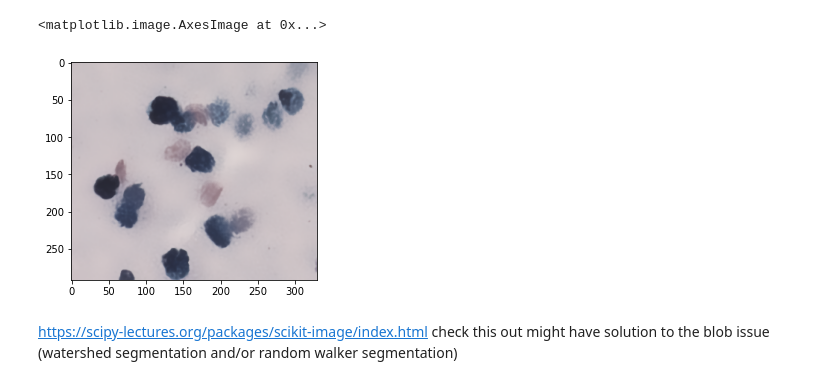
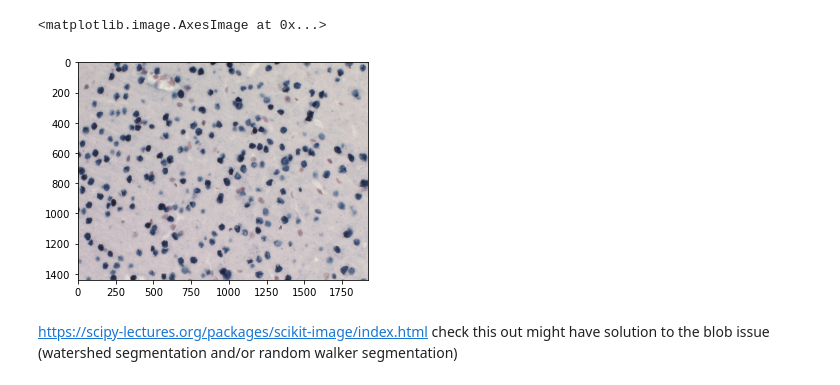
Before and after one commit to isbhsun/cell-image, a Jupyter notebook: Preprocessing.ipynb, the cells around one changed output. Drawn from its saved outputs; the diff is of its cells as text; code cells hidden in the pictures.

```diff
--- a/Preprocessing.ipynb
+++ b/Preprocessing.ipynb
@@ -17,5 +19,5 @@ from PIL import Image
 # %%
-img = cv2.imread('data/small.png')
+img = cv2.imread('data/H1Bb21-1.tif')
 rows, cols, bands = img.shape
 X = img.reshape(rows*cols, bands)
 print(rows)
@@ -30,8 +35,6 @@ img_g = cv2.imread('data/small.png', 0)
 # %%
-#let's start with edge detection...
-#preprocessing
-blur = cv2.bilateralFilter(img, 30,75,75)
+blur = cv2.bilateralFilter(img, 10,75,75)
 plt.imshow(blur)
 # %% [output]
 <matplotlib.image.AxesImage at 0x...>
-[figure, old version]
+[figure, new version]
```
Also changed, not shown: parts of 35 cells of this notebook.
